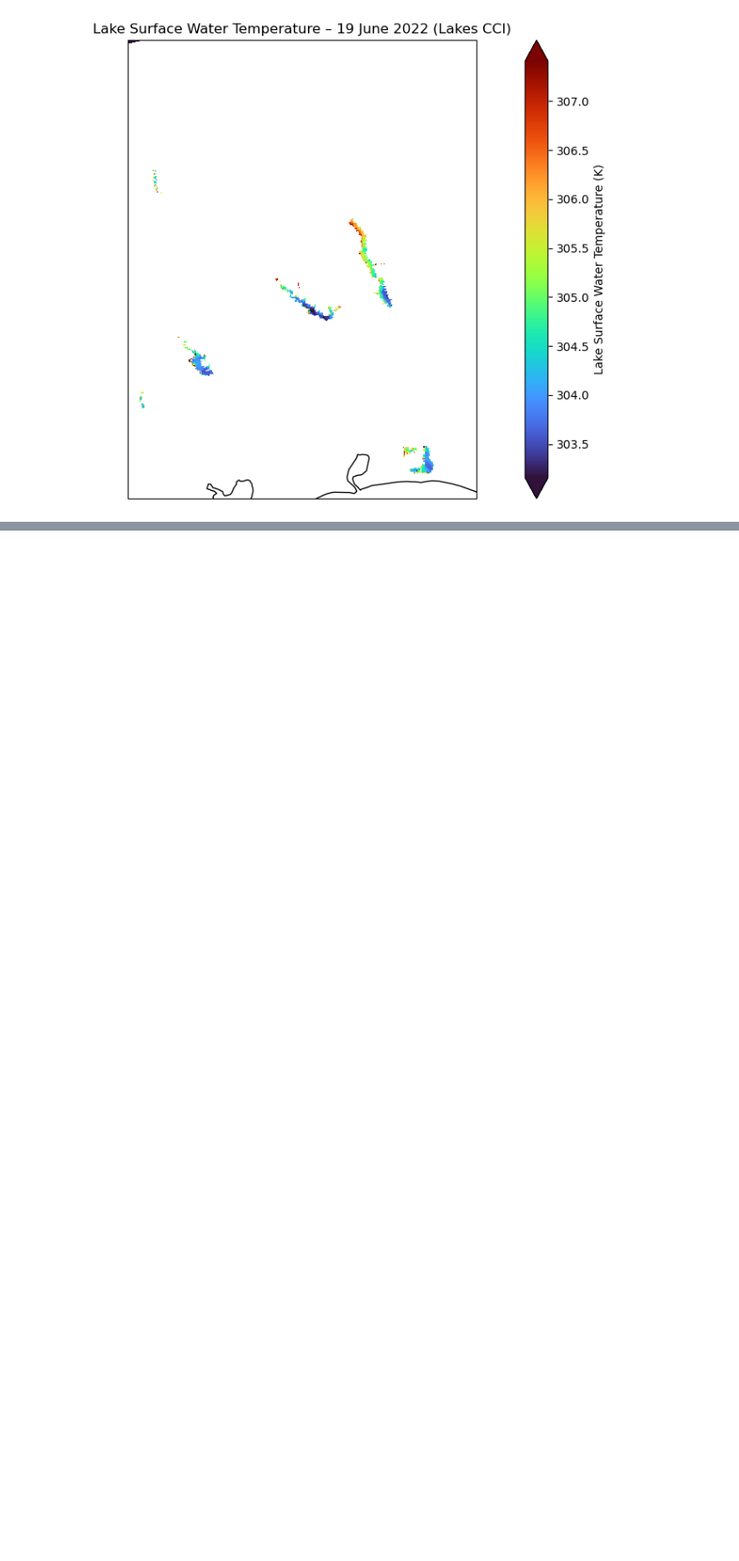
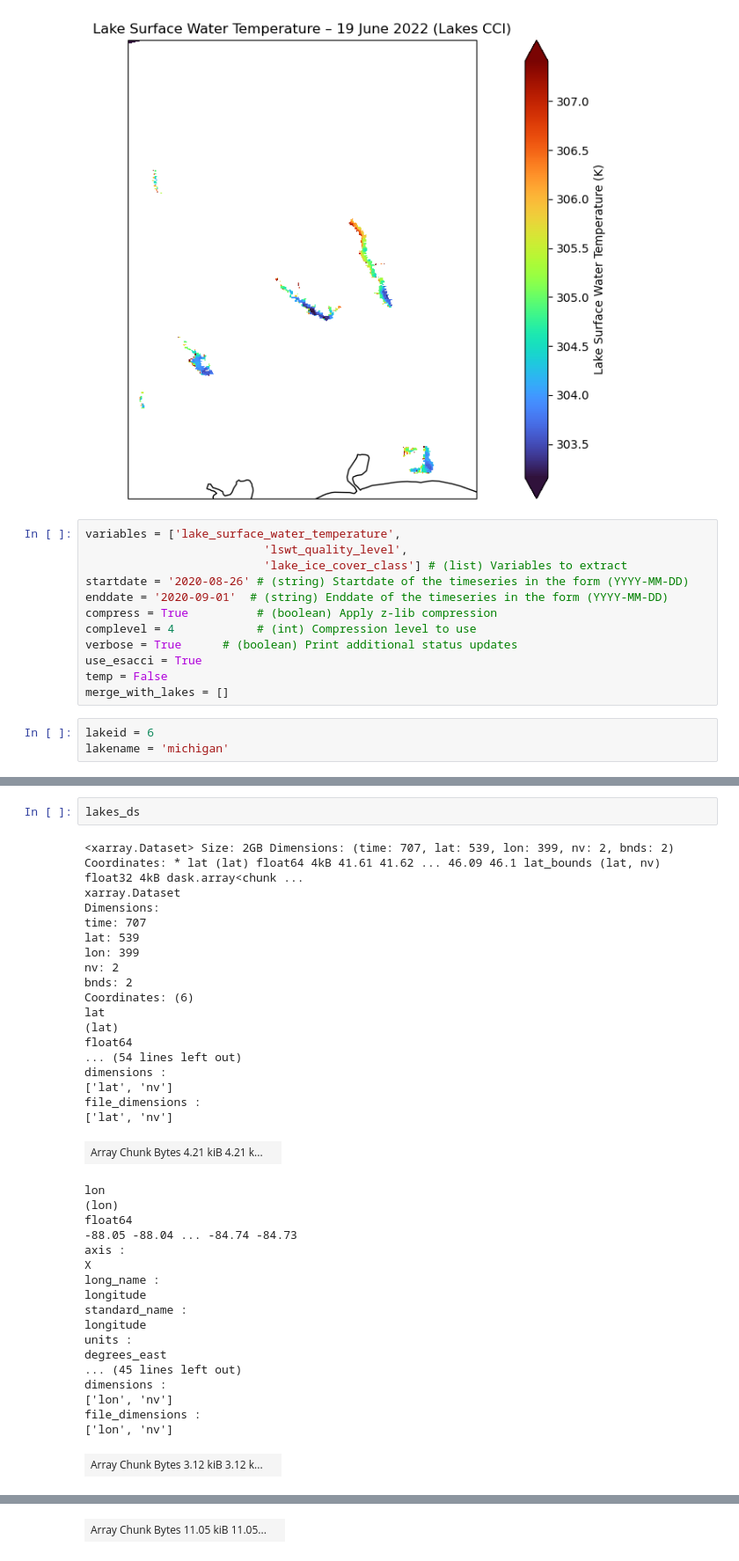
Before and after one commit to a-scheliga/resetlakes, a Jupyter notebook: scratchwork_exporatory/exploratory_timeseries.ipynb, the cells around one changed output, grey strips where cells are left out. Shown at 88% size. Cells and saved outputs as stored; diff of their text form; blank space fills up the shorter version.

```diff
--- a/scratchwork_exporatory/exploratory_timeseries.ipynb
+++ b/scratchwork_exporatory/exploratory_timeseries.ipynb
@@ -174,3 +174,18 @@ plt.tight_layout()
 plt.show()
 # %% [output]
 [figure]
+# %%
+variables = ['lake_surface_water_temperature',
+                          'lswt_quality_level',
+                          'lake_ice_cover_class'] # (list) Variables to extract
+startdate = '2020-08-26' # (string) Startdate of the timeseries in the form (YYYY-MM-DD)
+enddate = '2020-09-01'  # (string) Enddate of the timeseries in the form (YYYY-MM-DD)
+compress = True          # (boolean) Apply z-lib compression
+complevel = 4            # (int) Compression level to use
+verbose = True      # (boolean) Print additional status updates
+use_esacci = True
+temp = False
+merge_with_lakes = []
+# %%
+lakeid = 6
+lakename = 'michigan'
@@ -176,0 +256,39 @@ plt.show()
+# %%
+lakes_ds
+# %% [output]
+<xarray.Dataset> Size: 2GB Dimensions: (time: 707, lat: 539, lon: 399, nv: 2, bnds: 2) Coordinates: * lat (lat) float64 4kB 41.61 41.62 ... 46.09 46.1 lat_bounds (lat, nv) float32 4kB dask.array<chunk ...
+xarray.Dataset
+Dimensions:
+time: 707
+lat: 539
+lon: 399
+nv: 2
+bnds: 2
+Coordinates: (6)
+lat
+(lat)
+float64
+... (54 lines left out)
+dimensions :
+['lat', 'nv']
+file_dimensions :
+['lat', 'nv']
+| Array Chunk Bytes 4.21 kiB 4.21 k... |  |
+lon
+(lon)
+float64
+-88.05 -88.04 ... -84.74 -84.73
+axis :
+X
+long_name :
+longitude
+standard_name :
+longitude
+units :
+degrees_east
+... (45 lines left out)
+dimensions :
+['lon', 'nv']
+file_dimensions :
+['lon', 'nv']
+| Array Chunk Bytes 3.12 kiB 3.12 k... |  |
@@ -176,0 +310 @@ plt.show()
+| Array Chunk Bytes 11.05 kiB 11.05... |  |
```
Also changed, not shown: parts of 5 cells of this notebook.
